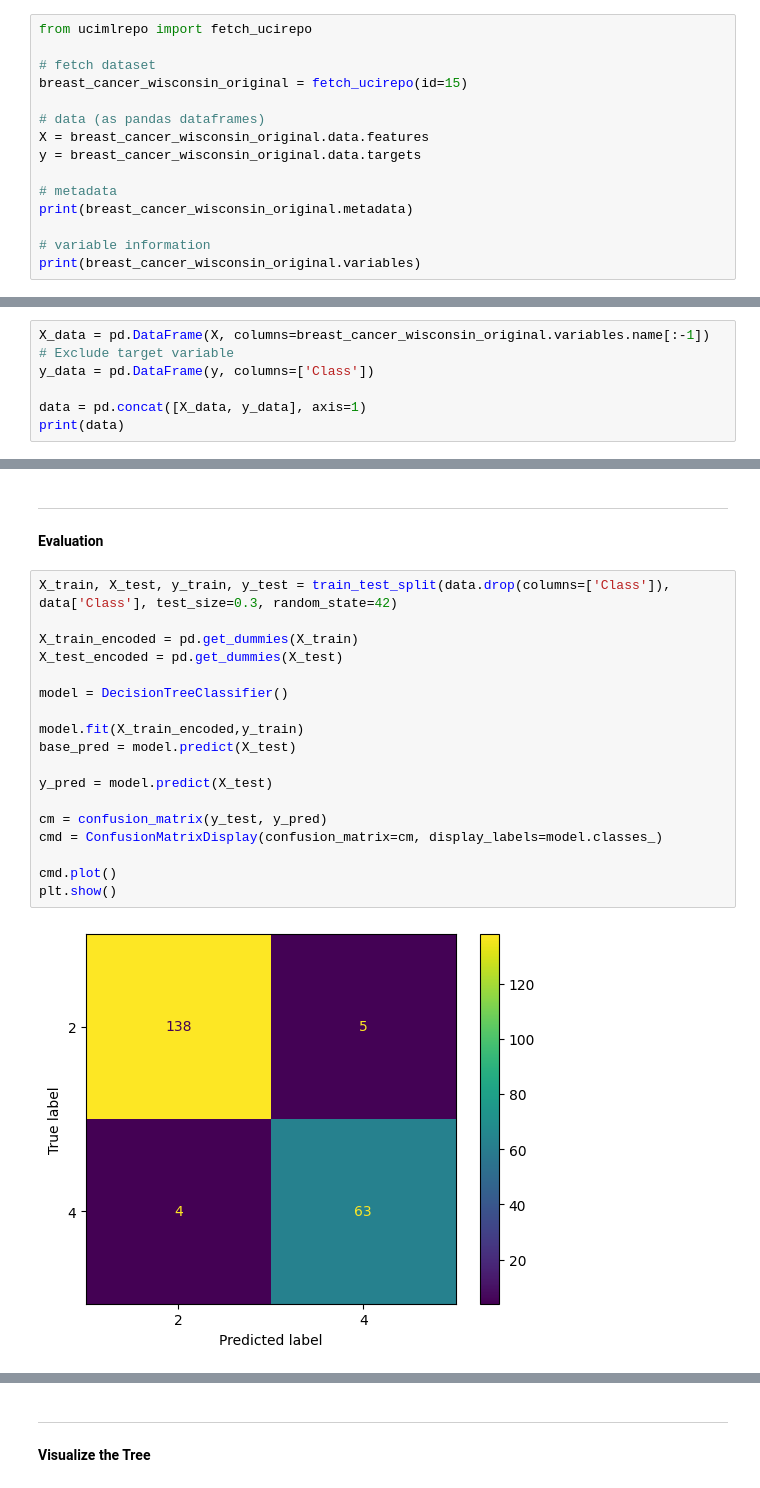
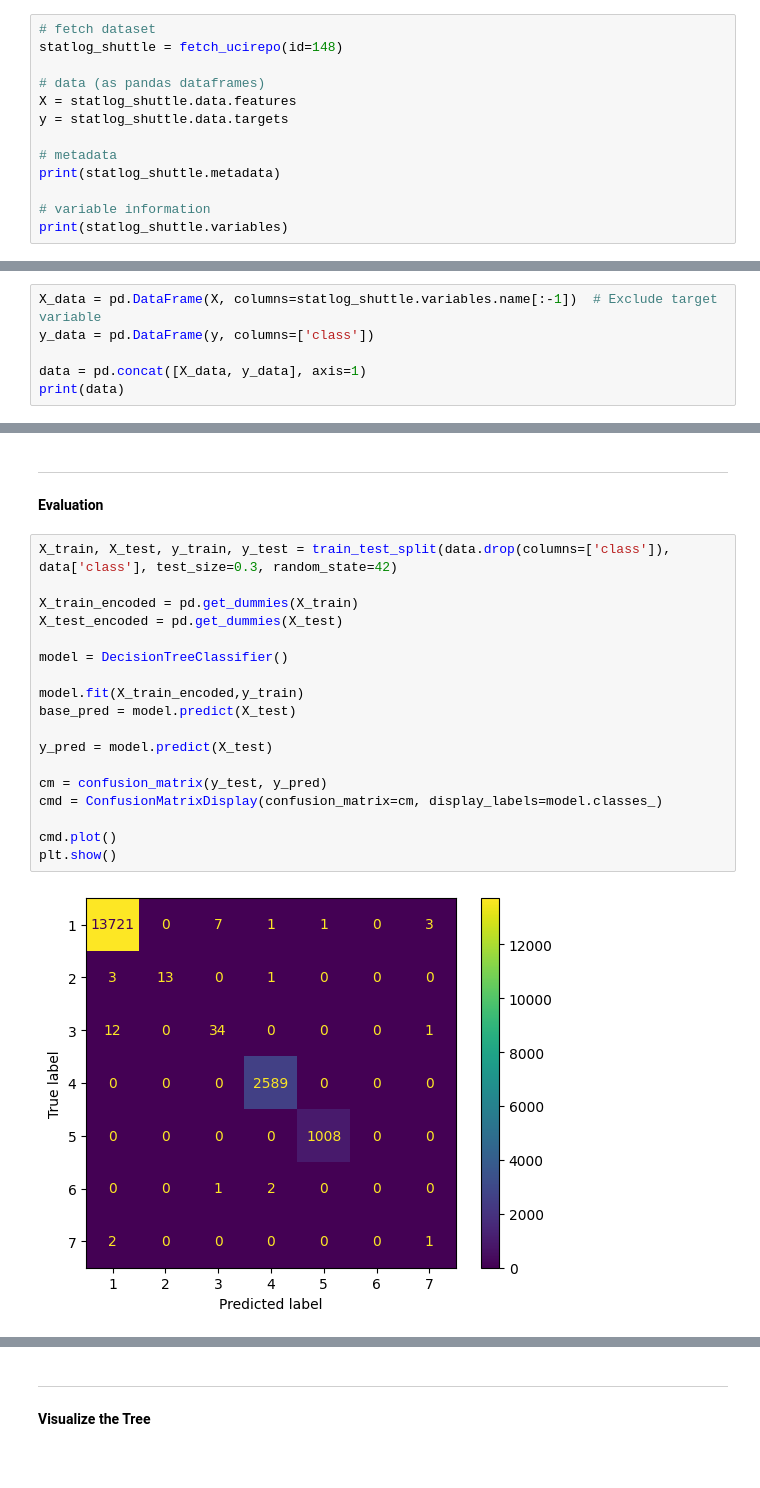
Before and after one commit to h4wks123/DATA_ANALYTICS, a Jupyter notebook: Assignments_Bayer/Lecture 8 Assignment_Bayer.ipynb, the cells around one changed output, grey strips where cells are left out. Saved outputs shown, nothing was run; the diff lists cells and outputs as text.

```diff
--- a/Assignments_Bayer/Lecture 8 Assignment_Bayer.ipynb
+++ b/Assignments_Bayer/Lecture 8 Assignment_Bayer.ipynb
@@ -20,16 +21,14 @@ from sklearn.tree import plot_tree
 # %%
-from ucimlrepo import fetch_ucirepo
-
 # fetch dataset
-breast_cancer_wisconsin_original = fetch_ucirepo(id=15)
+statlog_shuttle = fetch_ucirepo(id=148)
 
 # data (as pandas dataframes)
-X = breast_cancer_wisconsin_original.data.features
-y = breast_cancer_wisconsin_original.data.targets
+X = statlog_shuttle.data.features
+y = statlog_shuttle.data.targets
 
 # metadata
-print(breast_cancer_wisconsin_original.metadata)
+print(statlog_shuttle.metadata)
 
 # variable information
-print(breast_cancer_wisconsin_original.variables)
+print(statlog_shuttle.variables)
 # %% [output]
@@ -53,6 +45,6 @@ print(breast_cancer_wisconsin_original.variables)
 # %%
-X_data = pd.DataFrame(X, columns=breast_cancer_wisconsin_original.variables.name[:-1])  # Exclude target variable
-y_data = pd.DataFrame(y, columns=['Class'])
+X_data = pd.DataFrame(X, columns=statlog_shuttle.variables.name[:-1])  # Exclude target variable
+y_data = pd.DataFrame(y, columns=['class'])
 
 data = pd.concat([X_data, y_data], axis=1)
 print(data)
@@ -80,23 +69,23 @@ print(data)
 ---
 **Evaluation**
 # %%
-X_train, X_test, y_train, y_test = train_test_split(data.drop(columns=['Class']), data['Class'], test_size=0.3, random_state=42)
+X_train, X_test, y_train, y_test = train_test_split(data.drop(columns=['class']), data['class'], test_size=0.3, random_state=42)
 
 X_train_encoded = pd.get_dummies(X_train)
 X_test_encoded = pd.get_dummies(X_test)
 
 model = DecisionTreeClassifier()
 
 model.fit(X_train_encoded,y_train)
 base_pred = model.predict(X_test)
 
 y_pred = model.predict(X_test)
 
 cm = confusion_matrix(y_test, y_pred)
 cmd = ConfusionMatrixDisplay(confusion_matrix=cm, display_labels=model.classes_)
 
 cmd.plot()
 plt.show()
 # %% [output]
-[figure, old version]
+[figure, new version]
 # %%
```
Also changed, not shown: parts of 12 cells of this notebook, 2 other files.
